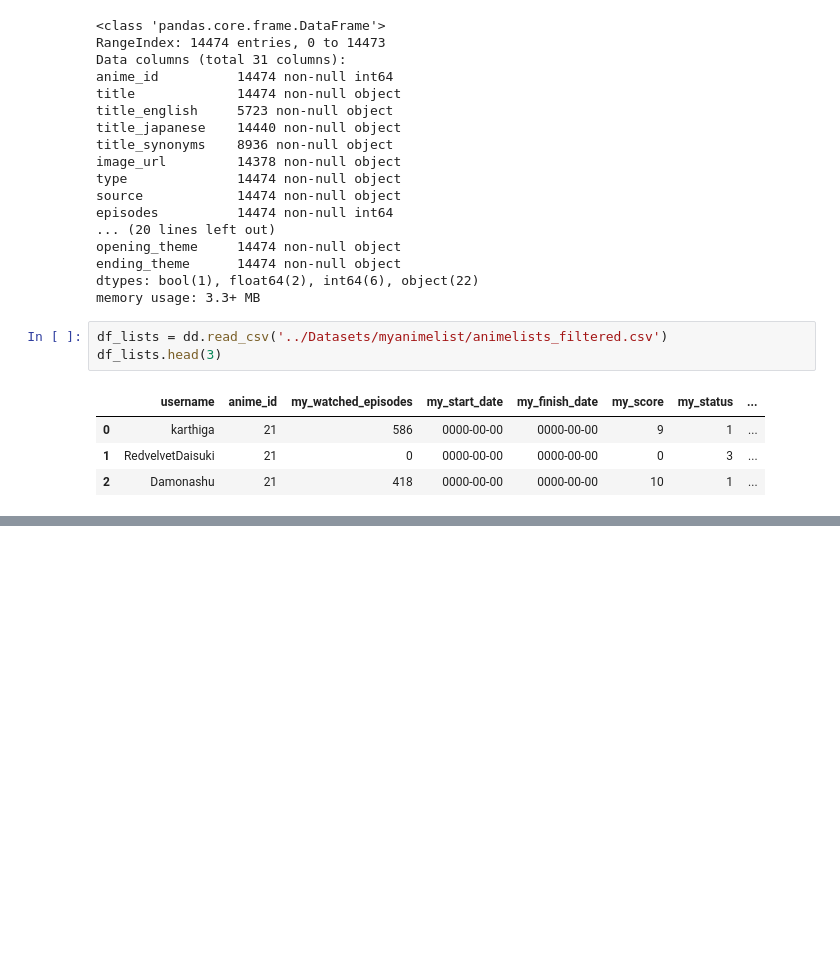
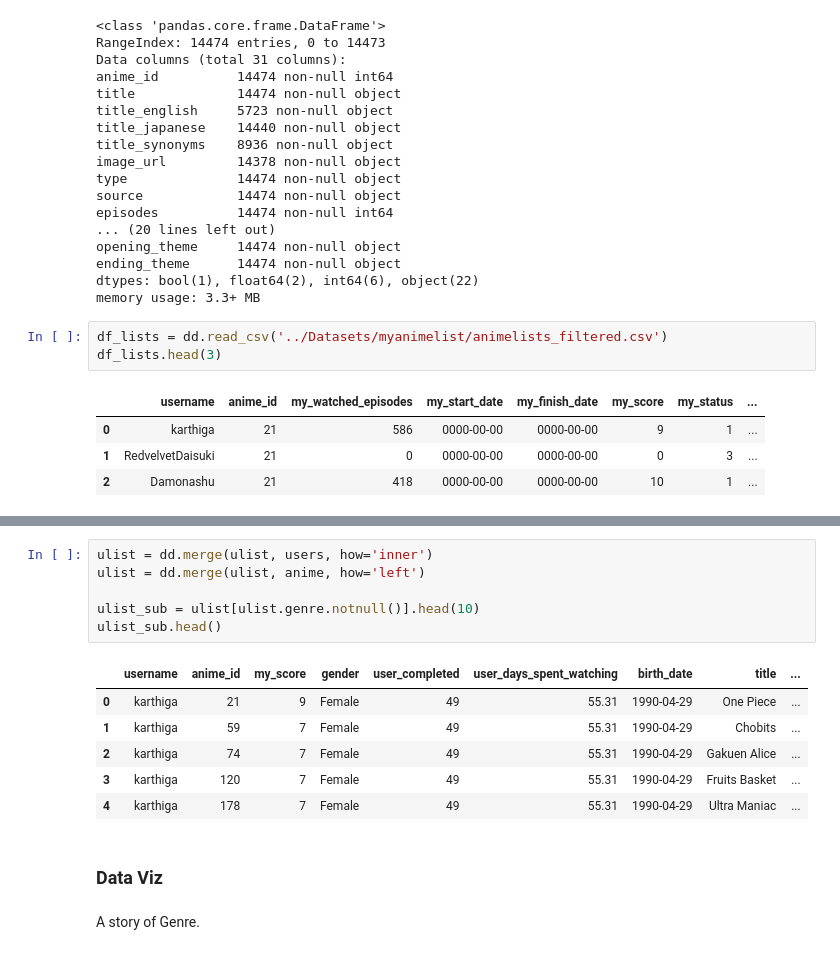
Before and after one commit to LenRenko/ML_Anime_Analyse, a Jupyter notebook: Anime_Analysis.ipynb, the cells around one changed output, grey strips where cells are left out. Drawn from its saved outputs; the diff is of its cells as text; blank space fills up the shorter version.

```diff
--- a/Anime_Analysis.ipynb
+++ b/Anime_Analysis.ipynb
@@ -73,0 +85,17 @@ df_lists.head(3)
+# %%
+ulist = dd.merge(ulist, users, how='inner')
+ulist = dd.merge(ulist, anime, how='left')
+
+ulist_sub = ulist[ulist.genre.notnull()].head(10)
+ulist_sub.head()
+# %% [output]
+|  | username | anime_id | my_score | gender | user_completed | user_days_spent_watching | birth_date | title | ... |
+| 0 | karthiga | 21 | 9 | Female | 49 | 55.31 | 1990-04-29 | One Piece | ... |
+| 1 | karthiga | 59 | 7 | Female | 49 | 55.31 | 1990-04-29 | Chobits | ... |
+| 2 | karthiga | 74 | 7 | Female | 49 | 55.31 | 1990-04-29 | Gakuen Alice | ... |
+| 3 | karthiga | 120 | 7 | Female | 49 | 55.31 | 1990-04-29 | Fruits Basket | ... |
+| 4 | karthiga | 178 | 7 | Female | 49 | 55.31 | 1990-04-29 | Ultra Maniac | ... |
+# %% [markdown]
+### Data Viz
+# %% [markdown]
+A story of Genre.
```
Also changed, not shown: parts of 12 cells of this notebook.
